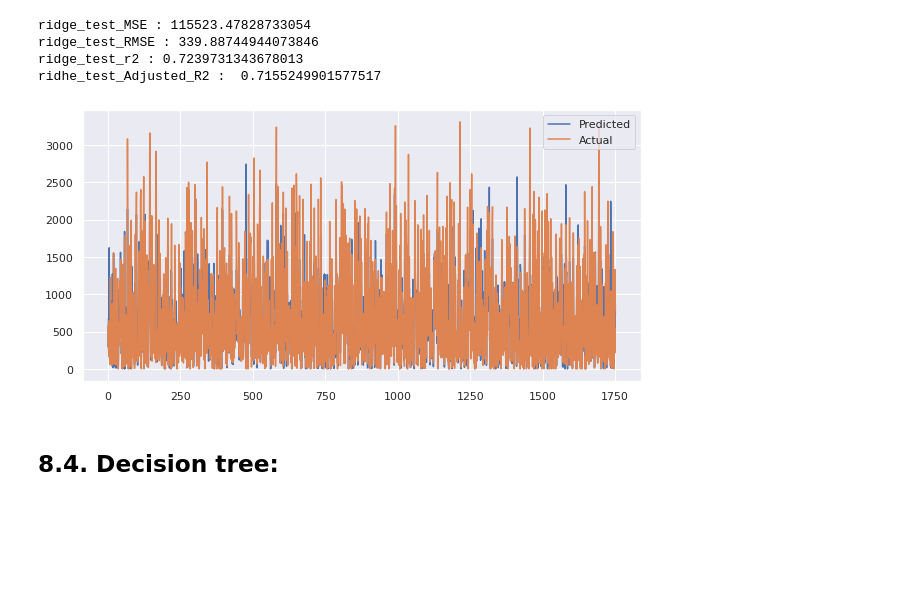
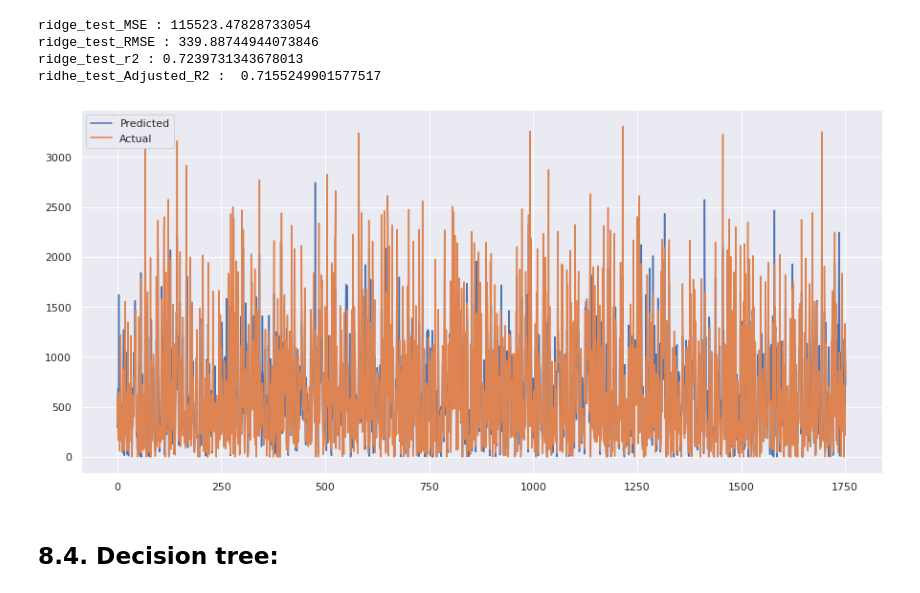
Before and after one commit to dileep-rawat/Capstone_Project_2--Bike_sharing_demand_prediction, a Jupyter notebook: Bike_Sharing_Demand_Prediction_Capstone_Project.ipynb, the cells around one changed output. Saved outputs shown, nothing was run; the diff lists cells and outputs as text; code cells hidden in the pictures; blank space fills up the shorter version.

```diff
--- a/Bike_Sharing_Demand_Prediction_Capstone_Project.ipynb
+++ b/Bike_Sharing_Demand_Prediction_Capstone_Project.ipynb
@@ -680,13 +696,13 @@ ridge_test_RMSE : 339.88744944073846
 ridge_test_r2 : 0.7239731343678013
 ridhe_test_Adjusted_R2 :  0.7155249901577517
 # %%
-plt.figure(figsize=(10,5))
+plt.figure(figsize=(15,7))
 plt.plot(np.square(y_test_pred_ridge))
 plt.plot(np.square(np.array(y_test)))
 plt.legend(["Predicted","Actual"])
 plt.show()
 # %% [output]
-[figure, old version]
+[figure, new version]
 # %% [markdown]
 ## **8.4. Decision tree:**
 # %%
```
Also changed, not shown: parts of 18 cells of this notebook.
